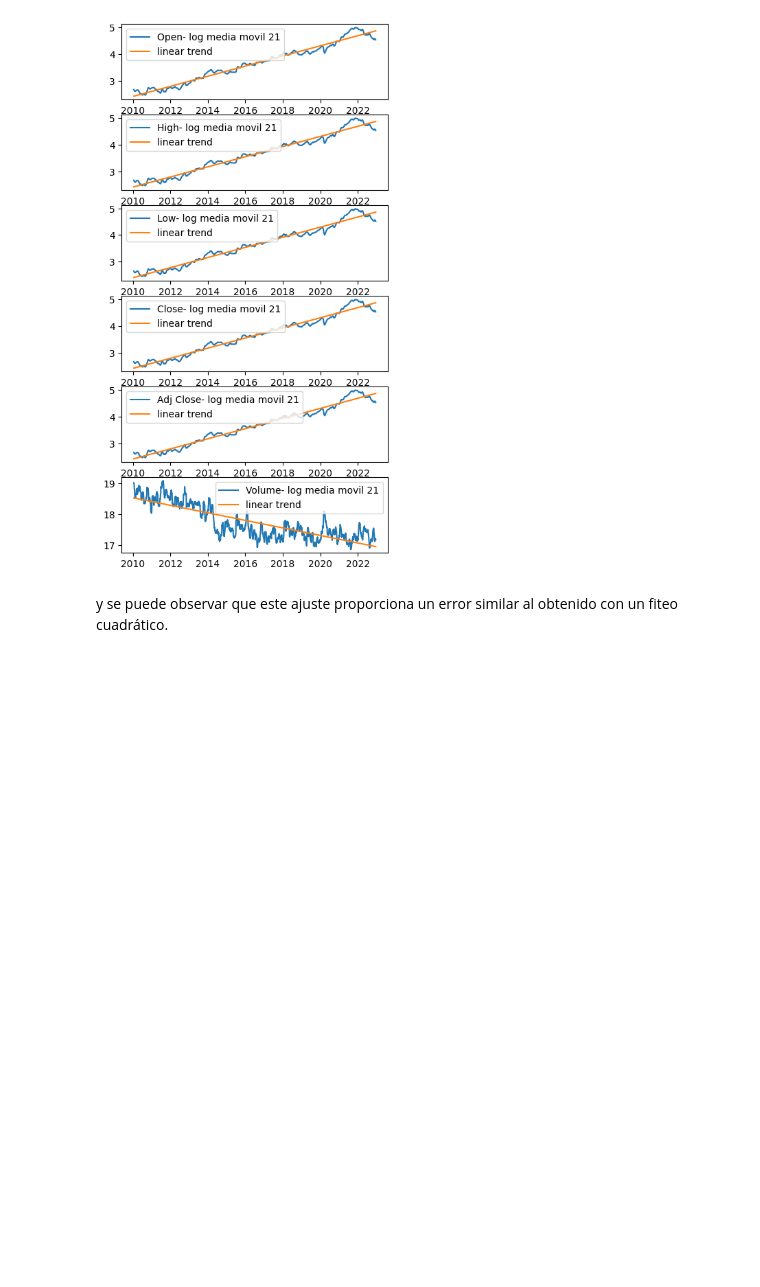
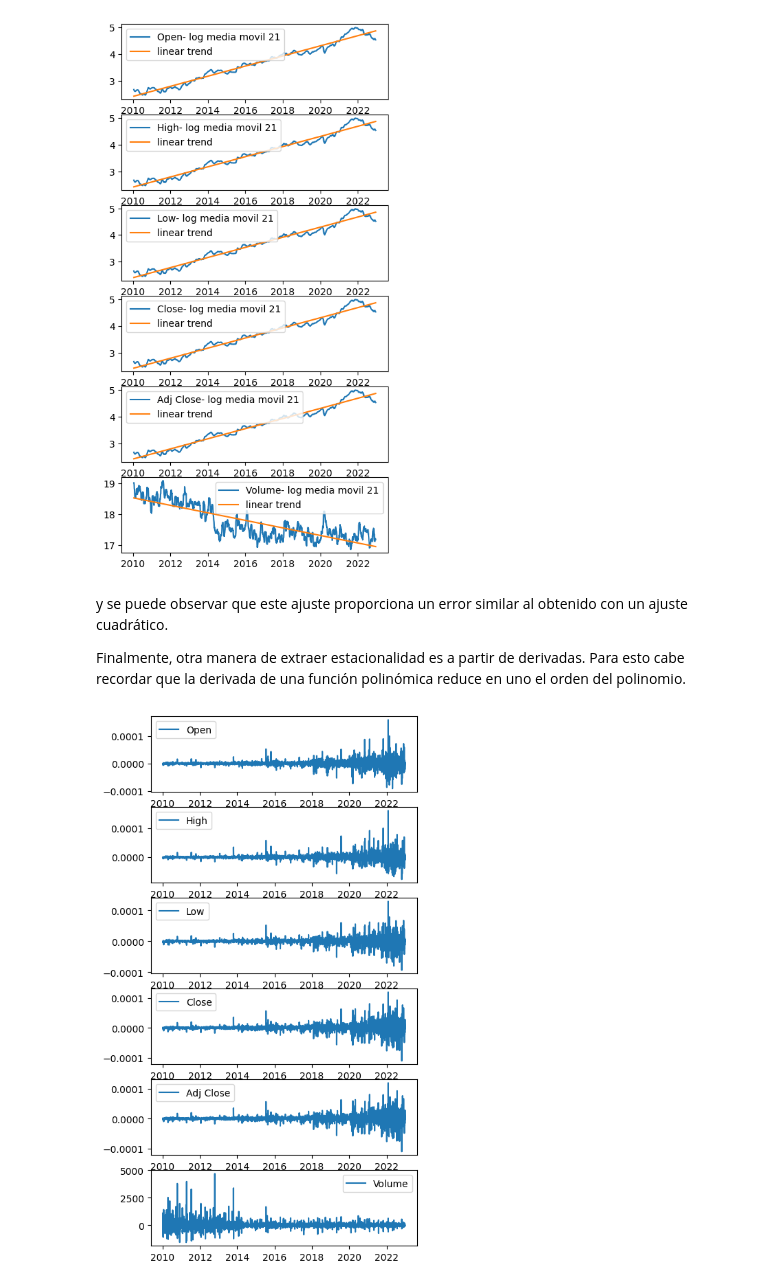
Before and after one commit to sebastlop/series-temporales-machine-learning, a Jupyter notebook: Apuntes/Tema-3/Tema-3.2-analisis-tendencias.ipynb, the cells around one changed output. Drawn from its saved outputs; the diff is of its cells as text; code cells hidden in the pictures; blank space fills up the shorter version.

```diff
--- a/Apuntes/Tema-3/Tema-3.2-analisis-tendencias.ipynb
+++ b/Apuntes/Tema-3/Tema-3.2-analisis-tendencias.ipynb
@@ -263,4 +262,27 @@ Volume       3.798321e+07
 dtype: float64
 [figure]
 # %% [markdown]
-y se puede observar que este ajuste proporciona un error similar al obtenido con un fiteo cuadrático.
+y se puede observar que este ajuste proporciona un error similar al obtenido con un ajuste cuadrático.
+
+Finalmente, otra manera de extraer estacionalidad es a partir de derivadas. Para esto cabe recordar que la derivada de una función polinómica reduce en uno el orden del polinomio.
+# %%
+def deriv_fwd(x, y):
+    return (y[1:]-y[:-1])/(x[1:]-x[:-1])
+# %%
+# create test data
+dates = pd.to_datetime(df['Date'])
+# calculate unix datetime
+t_epochs =(dates - pd.Timestamp("1970-01-01")) // pd.Timedelta('1s')
+
+derivs = np.array([deriv_fwd(t_epochs.to_numpy(), df[l].to_numpy()) for l in labels]).T
+# el dibujito
+fig, axs = plt.subplots(len(labels),1, figsize=(5,10))
+for i in range(len(labels)):
+    axs[i].plot(dates.to_numpy()[1:], derivs[:,i], label = labels[i] )
+    axs[i].legend()
+
+# predict = np.array([np.exp(lineal(t_epochs,*opt_vals[i])) for i in range(len(labels))])
+# print(f'MAE para ajuste lineal de la MA(21):\n{mae(df[labels],predict.T)}')
+# print(f'Sqrt(MSE) para ajuste lineal de la MA(21):\n{np.sqrt(mse(df[labels],predict.T))}')
+# %% [output]
+[figure, added]
```
Also changed, not shown: parts of 2 cells of this notebook, 2 other files.
